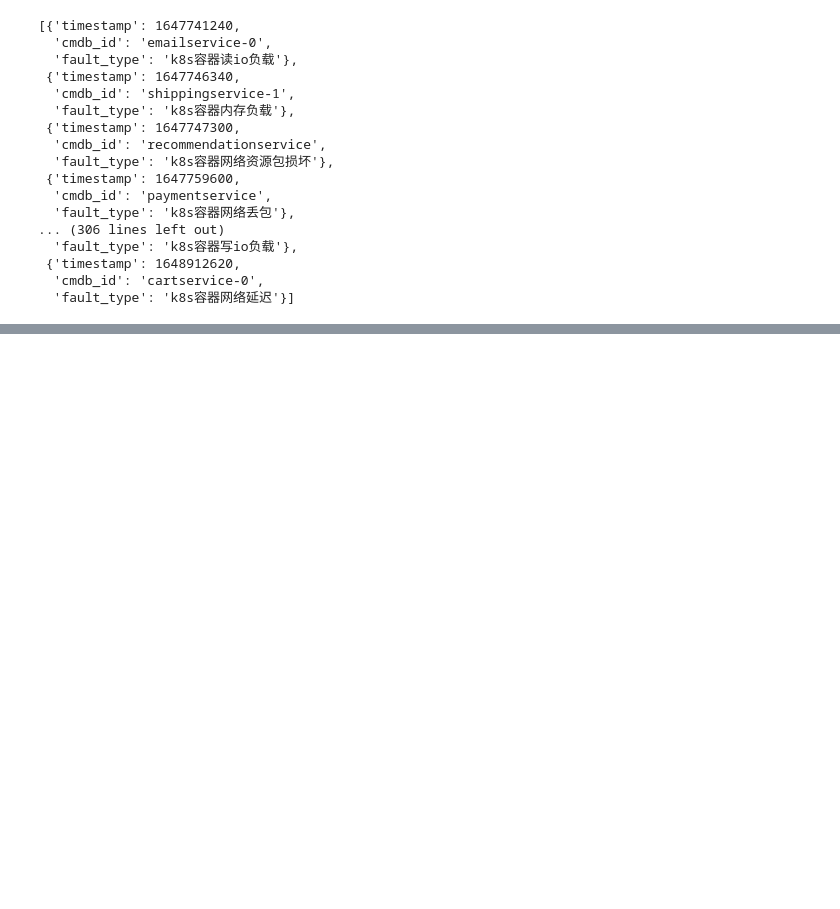
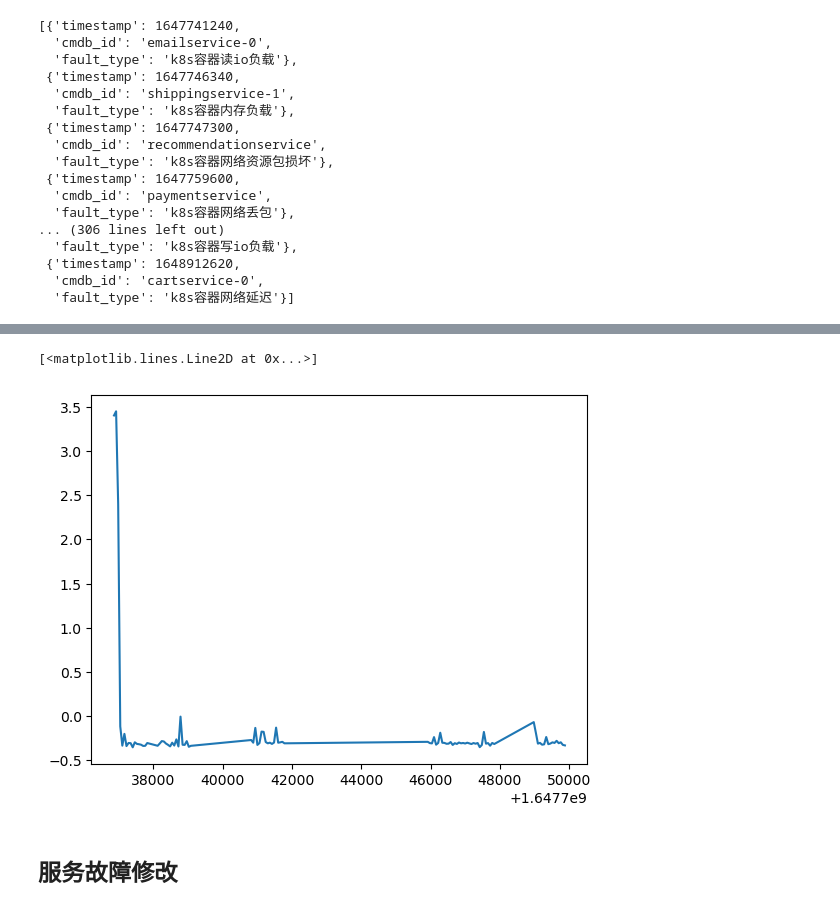
Before and after one commit to yijunquan-afk/Dejavu-changed, a Jupyter notebook: data/transfer_aiops_2022.ipynb, the cells around one changed output, grey strips where cells are left out. Saved outputs shown, nothing was run; the diff lists cells and outputs as text; code cells hidden in the pictures; blank space fills up the shorter version.

```diff
--- a/data/transfer_aiops_2022.ipynb
+++ b/data/transfer_aiops_2022.ipynb
@@ -440,3 +440,6 @@ faults
  {'timestamp': 1648912620,
   'cmdb_id': 'cartservice-0',
   'fault_type': 'k8s容器网络延迟'}]
+# %%
+data = pd.read_csv("/home/user/yjq/Dejavu-changed/data/aiops2022/gt/metrics.norm.csv")
+data
@@ -442,0 +460,14 @@ faults
+# %%
+cost = data[data['name']=="cartservice-0##cost"]
+# %%
+plot_data = cost['value'].values
+t = cost['timestamp'].values
+# %%
+import matplotlib.pyplot as plt
+
+plt.plot(t[0:100], plot_data[0:100])
+# %% [output]
+[<matplotlib.lines.Line2D at 0x...>]
+[figure, added]
+# %% [markdown]
+## 服务故障修改
```
Also changed, not shown: parts of 4 cells of this notebook, 4 other files.
